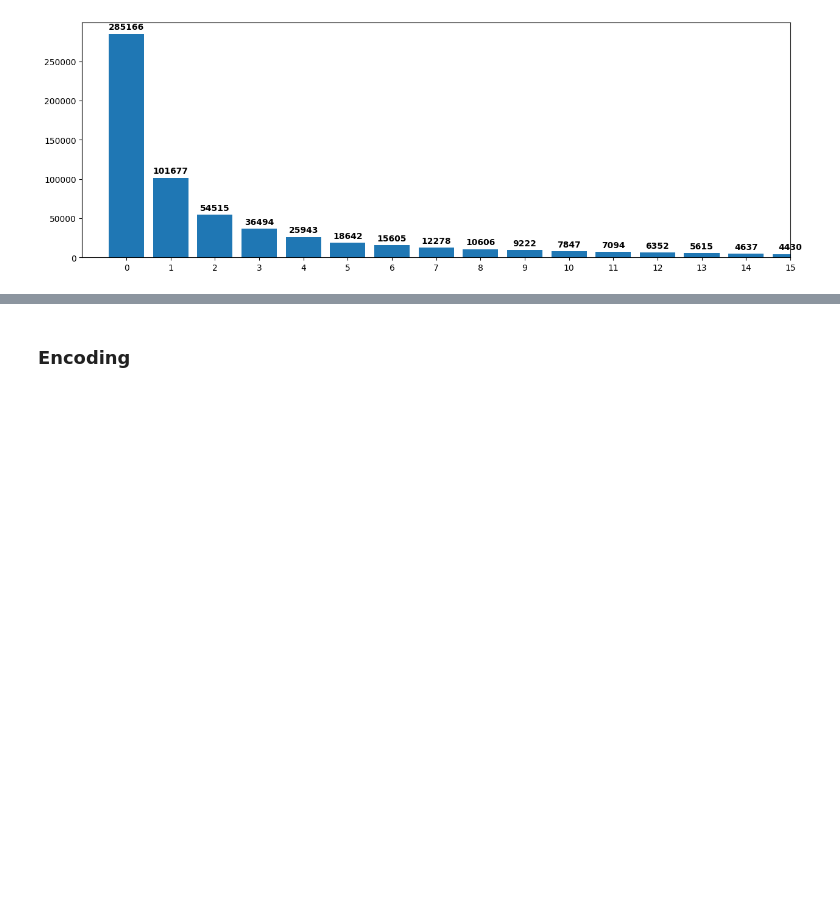
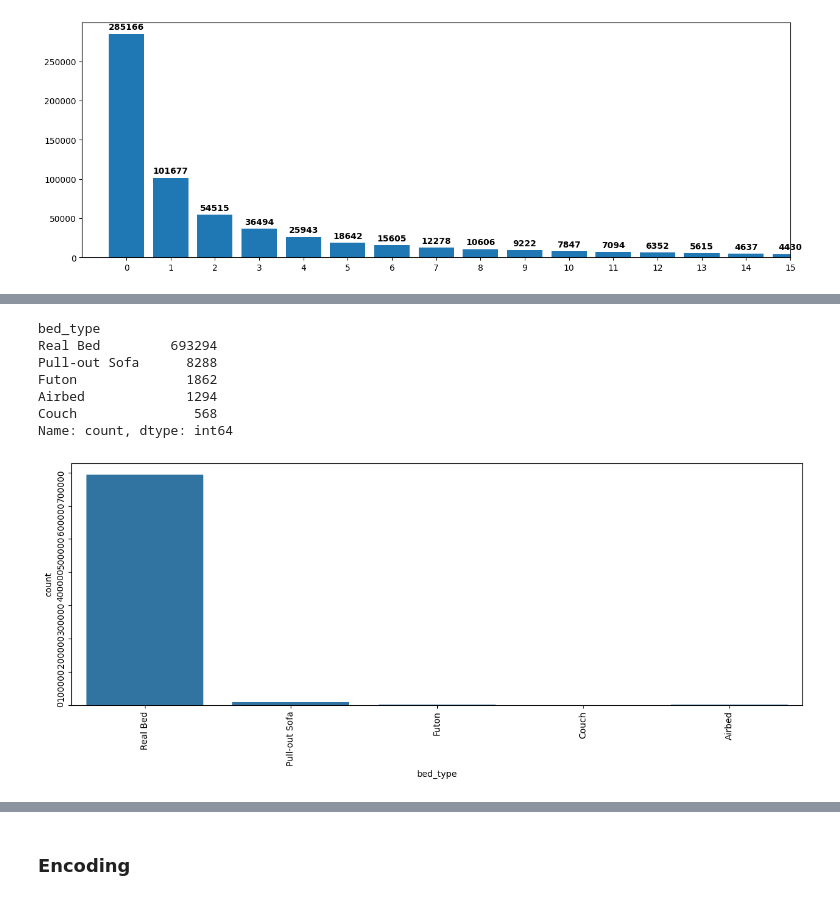
Before and after one commit to Dudols/DataScience-AirbnbRJ-Evaluation, a Jupyter notebook: Airbnb_Rio.ipynb, the cells around one changed output, grey strips where cells are left out. Saved outputs shown, nothing was run; the diff lists cells and outputs as text; code cells hidden in the pictures; blank space fills up the shorter version.

```diff
--- a/Airbnb_Rio.ipynb
+++ b/Airbnb_Rio.ipynb
@@ -441,0 +536,12 @@ dtype: object
+# %%
+print(airbnb_df['bed_type'].value_counts())
+text_bar_graph('bed_type')
+# %% [output]
+bed_type
+Real Bed         693294
+Pull-out Sofa      8288
+Futon              1862
+Airbed             1294
+Couch               568
+Name: count, dtype: int64
+[figure, added]
```
Also changed, not shown: parts of 13 cells of this notebook.
